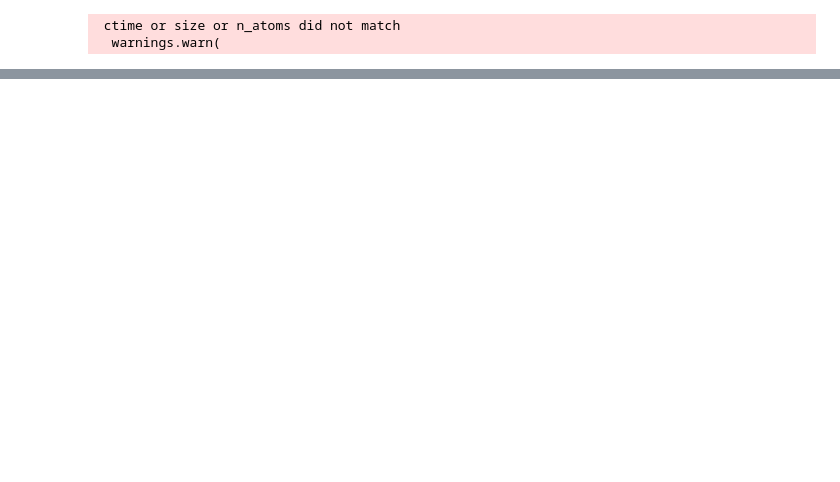
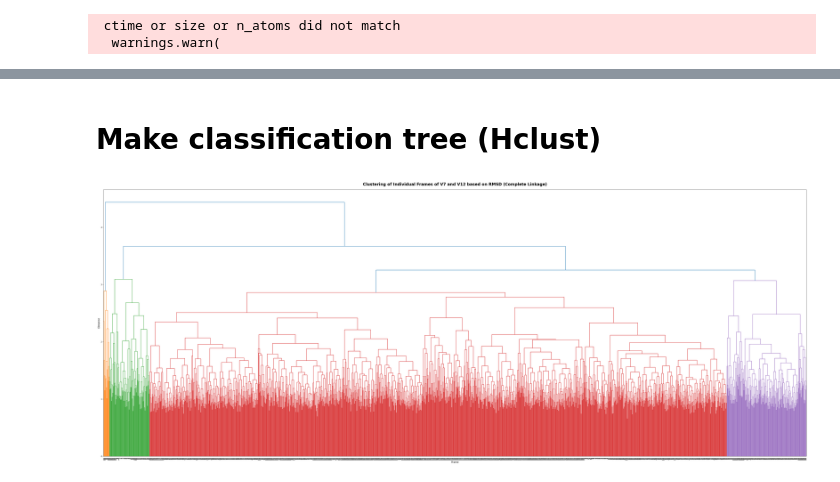
Before and after one commit to annhater/M1_STAGE, a Jupyter notebook: 2_notebooks/02_analysis_pw_RMSD.ipynb, the cells around one changed output, grey strips where cells are left out. Saved outputs shown, nothing was run; the diff lists cells and outputs as text; code cells hidden in the pictures; blank space fills up the shorter version.

```diff
--- a/2_notebooks/02_analysis_pw_RMSD.ipynb
+++ b/2_notebooks/02_analysis_pw_RMSD.ipynb
@@ -134,0 +179,23 @@ display(df2)
+# %% [markdown]
+# Make classification tree (Hclust)
+# %%
+from scipy.spatial.distance import squareform
+from scipy.cluster.hierarchy import linkage, dendrogram, cut_tree
+import seaborn as sns
+
+# convert your 2D 2002x2002 matrix into a condensed 1D vector
+condensed_matrix = squareform(df_full, checks=False)
+
+# Pass the condensed vector to linkage.
+# drop the metric="euclidean" argument because the distances are already calculated!
+complete_clustering = linkage(condensed_matrix, method="complete")
+# %%
+fig = plt.figure(figsize=(50, 20))
+dendrogram(complete_clustering)
+plt.title("Clustering of Individual Frames of V7 and V12 based on RMSD (Complete Linkage)", fontsize=20, fontweight='bold', pad=20)
+plt.xlabel("Frame", fontsize=12)
+plt.ylabel("Distance", fontsize=12)
+plt.tight_layout()
+plt.show()
+# %% [output]
+[figure, added]
```
Also changed, not shown: parts of 44 cells of this notebook, 4 other files.
